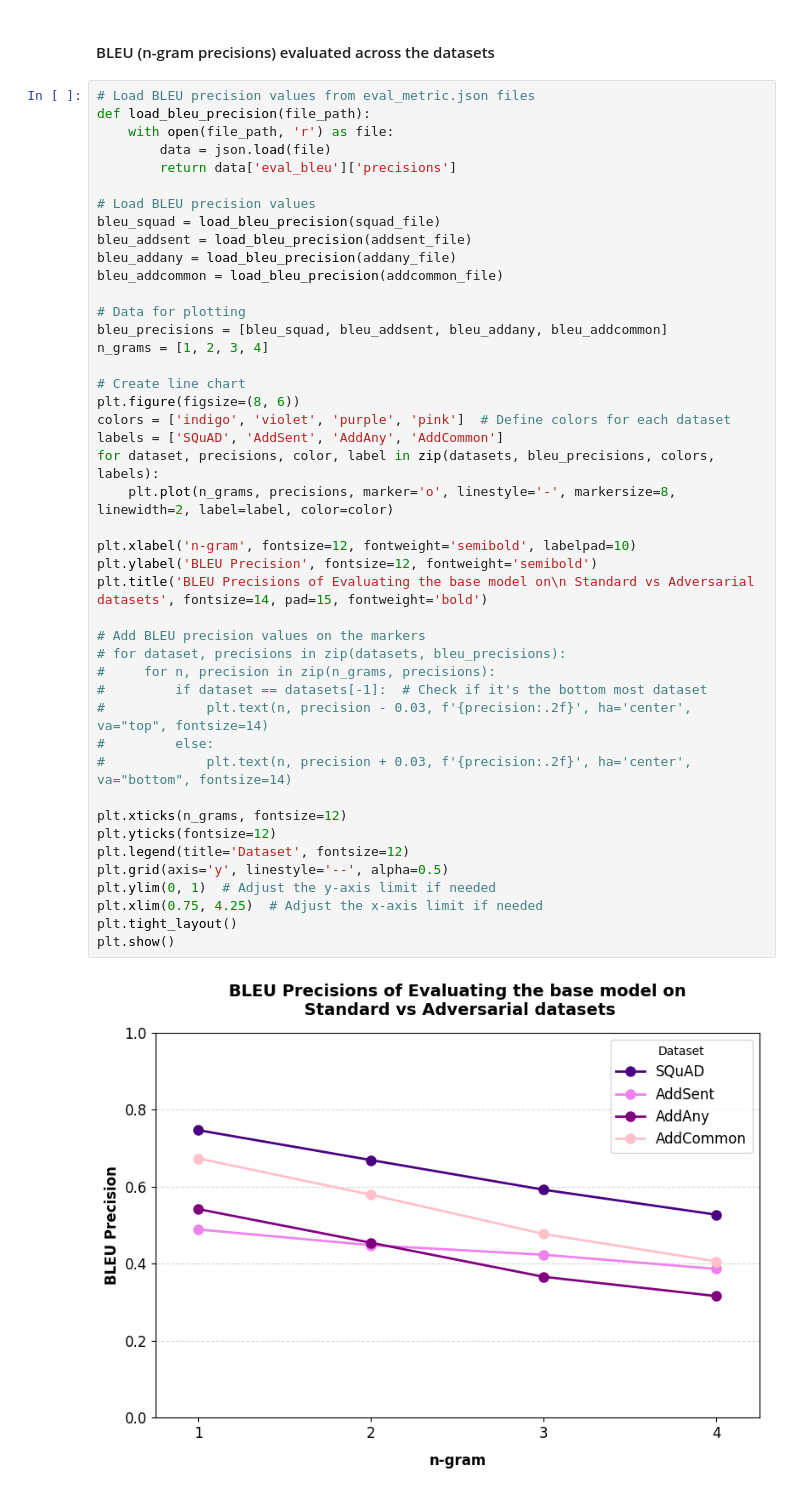
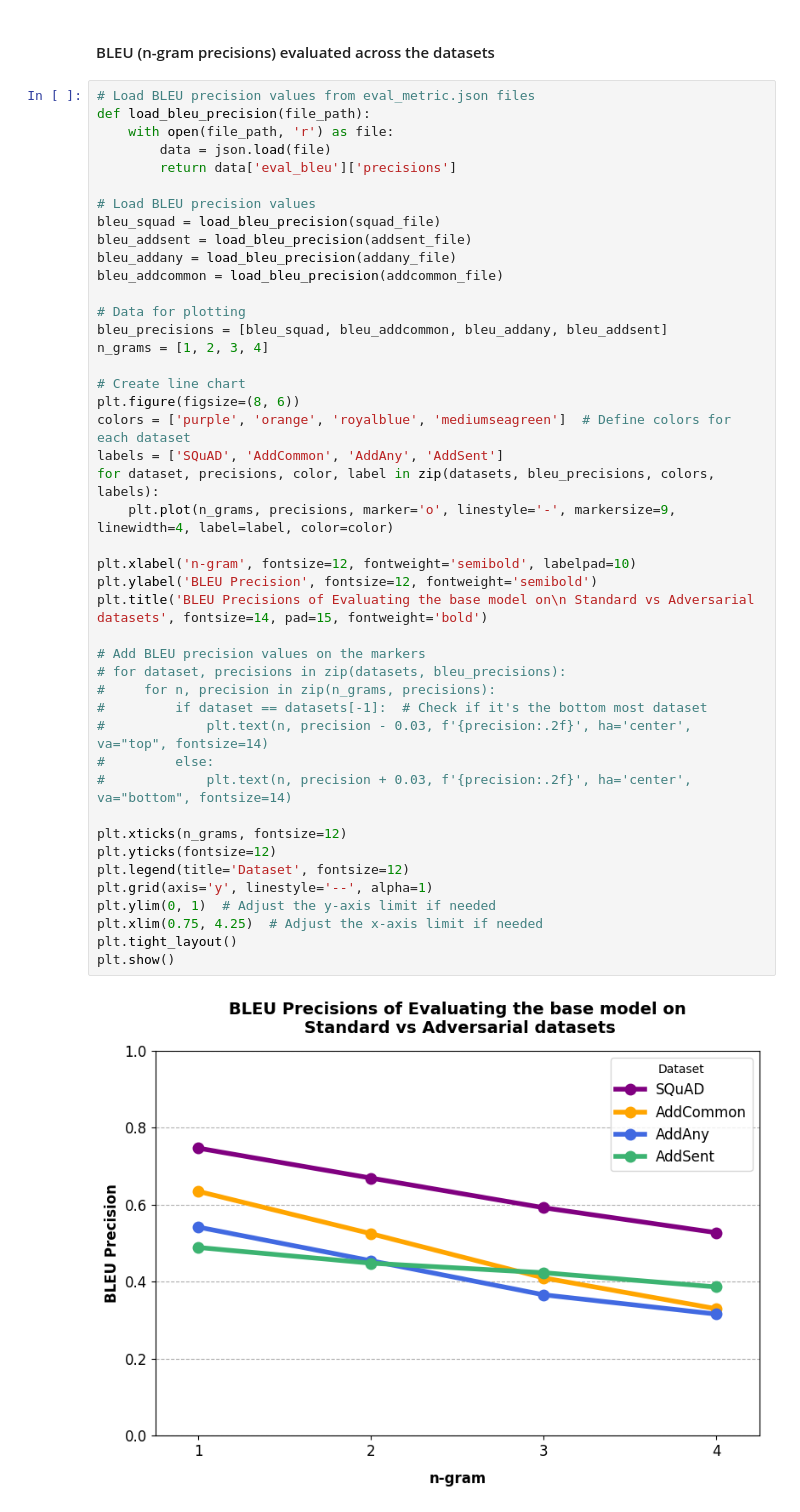
Before and after one commit to Shaz-Momin/nlp-fp-dataset-artifacts, a Jupyter notebook: base_results.ipynb, the cells around one changed output. Drawn from its saved outputs; the diff is of its cells as text.

```diff
--- a/base_results.ipynb
+++ b/base_results.ipynb
@@ -64,36 +64,36 @@ bleu_addsent = load_bleu_precision(addsent_file)
 bleu_addany = load_bleu_precision(addany_file)
 bleu_addcommon = load_bleu_precision(addcommon_file)
 
 # Data for plotting
-bleu_precisions = [bleu_squad, bleu_addsent, bleu_addany, bleu_addcommon]
+bleu_precisions = [bleu_squad, bleu_addcommon, bleu_addany, bleu_addsent]
 n_grams = [1, 2, 3, 4]
 
 # Create line chart
 plt.figure(figsize=(8, 6))
-colors = ['indigo', 'violet', 'purple', 'pink']  # Define colors for each dataset
-labels = ['SQuAD', 'AddSent', 'AddAny', 'AddCommon']
+colors = ['purple', 'orange', 'royalblue', 'mediumseagreen']  # Define colors for each dataset
+labels = ['SQuAD', 'AddCommon', 'AddAny', 'AddSent']
 for dataset, precisions, color, label in zip(datasets, bleu_precisions, colors, labels):
-    plt.plot(n_grams, precisions, marker='o', linestyle='-', markersize=8, linewidth=2, label=label, color=color)
+    plt.plot(n_grams, precisions, marker='o', linestyle='-', markersize=9, linewidth=4, label=label, color=color)
 
 plt.xlabel('n-gram', fontsize=12, fontweight='semibold', labelpad=10)
 plt.ylabel('BLEU Precision', fontsize=12, fontweight='semibold')
 plt.title('BLEU Precisions of Evaluating the base model on\n Standard vs Adversarial datasets', fontsize=14, pad=15, fontweight='bold')
 
 # Add BLEU precision values on the markers
 # for dataset, precisions in zip(datasets, bleu_precisions):
 #     for n, precision in zip(n_grams, precisions):
 #         if dataset == datasets[-1]:  # Check if it's the bottom most dataset
 #             plt.text(n, precision - 0.03, f'{precision:.2f}', ha='center', va="top", fontsize=14)
 #         else:
 #             plt.text(n, precision + 0.03, f'{precision:.2f}', ha='center', va="bottom", fontsize=14)
 
 plt.xticks(n_grams, fontsize=12)
 plt.yticks(fontsize=12)
 plt.legend(title='Dataset', fontsize=12)
-plt.grid(axis='y', linestyle='--', alpha=0.5)
+plt.grid(axis='y', linestyle='--', alpha=1)
 plt.ylim(0, 1)  # Adjust the y-axis limit if needed
 plt.xlim(0.75, 4.25)  # Adjust the x-axis limit if needed
 plt.tight_layout()
 plt.show()
 # %% [output]
-[figure, old version]
+[figure, new version]
```
Also changed, not shown: 5 other files.
